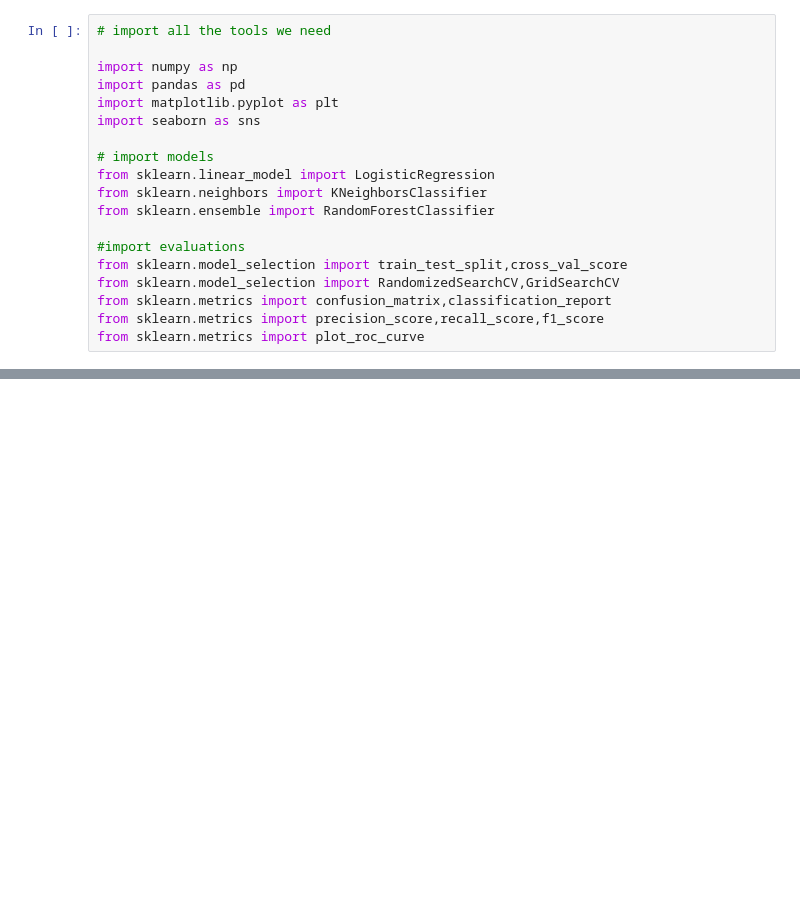
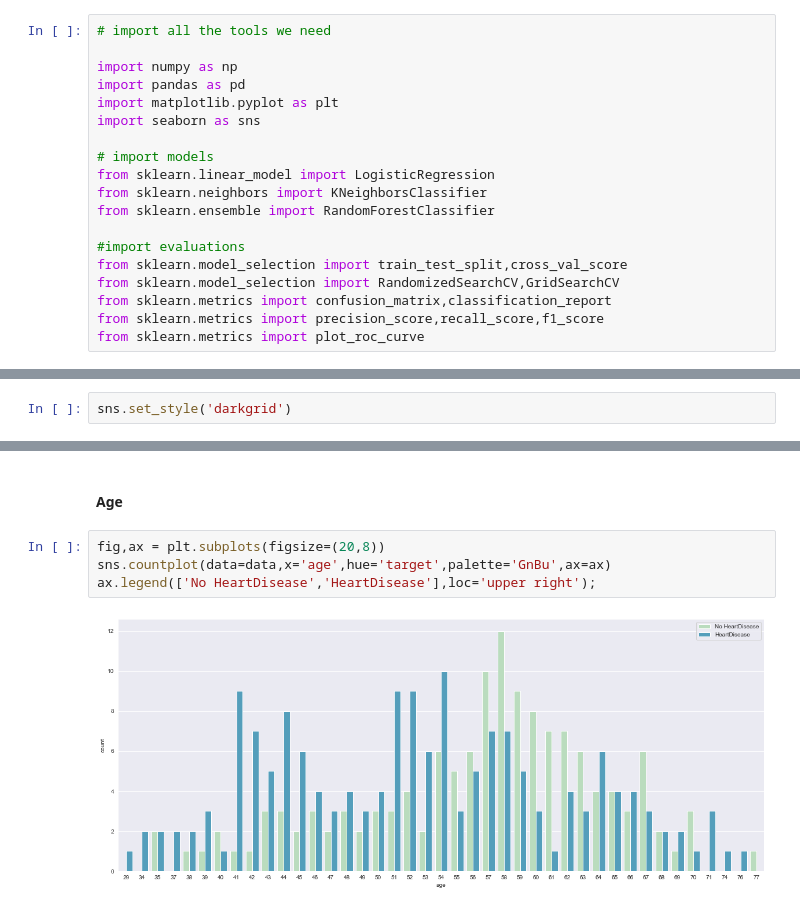
Before and after one commit to raiyan-aegon/My-Portfolio, a Jupyter notebook: Python/Machine Learning/Supervised Learning/Heart Disease/HeartDiseaseProject.ipynb, the cells around one changed output, grey strips where cells are left out. Cells and saved outputs as stored; diff of their text form; blank space fills up the shorter version.

```diff
--- a/Python/Machine Learning/Supervised Learning/Heart Disease/HeartDiseaseProject.ipynb
+++ b/Python/Machine Learning/Supervised Learning/Heart Disease/HeartDiseaseProject.ipynb
@@ -102,0 +105,2 @@ from sklearn.metrics import plot_roc_curve
+# %%
+sns.set_style('darkgrid')
@@ -102,0 +273,8 @@ from sklearn.metrics import plot_roc_curve
+# %% [markdown]
+#### Age
+# %%
+fig,ax = plt.subplots(figsize=(20,8))
+sns.countplot(data=data,x='age',hue='target',palette='GnBu',ax=ax)
+ax.legend(['No HeartDisease','HeartDisease'],loc='upper right');
+# %% [output]
+[figure, added]
```
Also changed, not shown: parts of 49 cells of this notebook, 1 other file.
